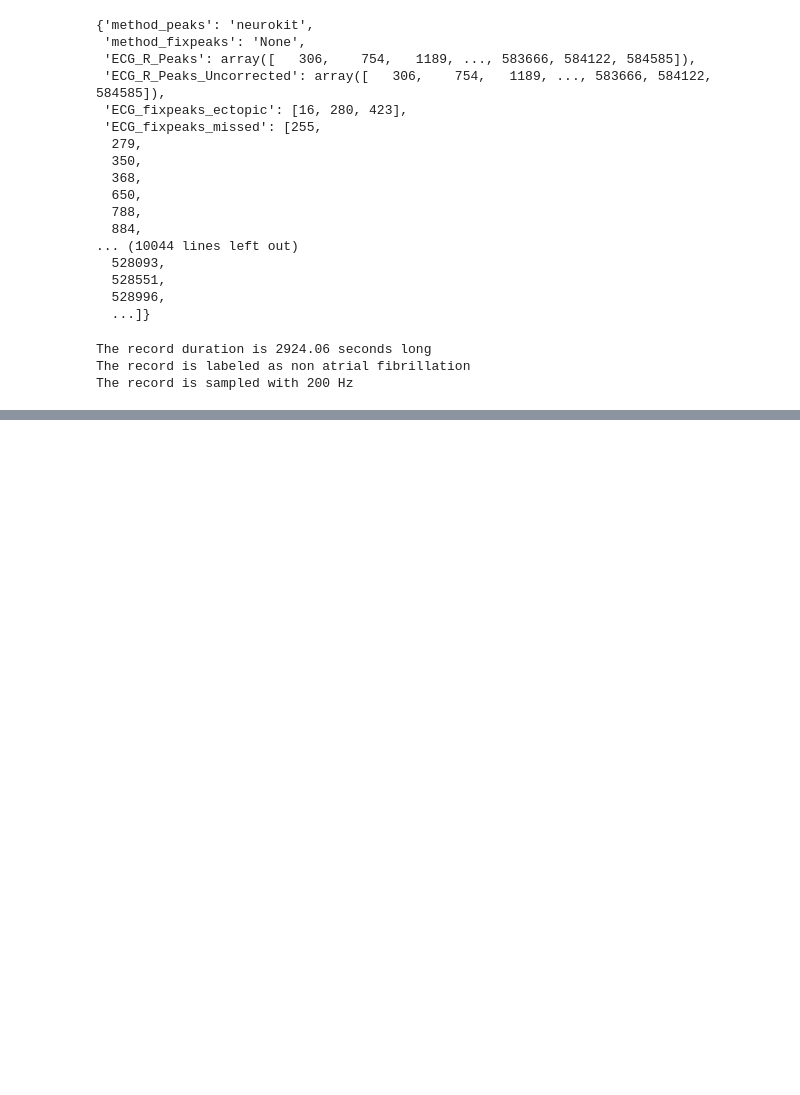
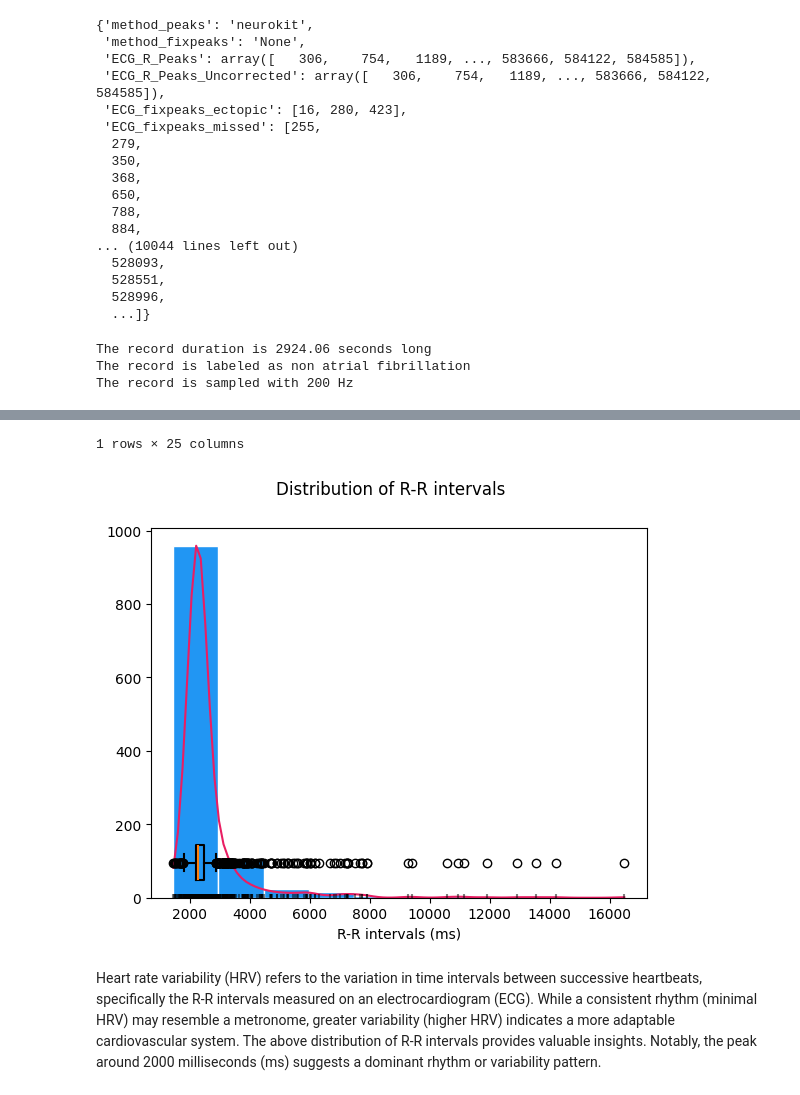
Before and after one commit to KhaingSuThway/Descriptive_Analysis_of_ECG_Record, a Jupyter notebook: descriptive_analysis.ipynb, the cells around one changed output, grey strips where cells are left out. Saved outputs shown, nothing was run; the diff lists cells and outputs as text; code cells hidden in the pictures; blank space fills up the shorter version.

Commit message:
Add commentary to graphs

```diff
--- a/descriptive_analysis.ipynb
+++ b/descriptive_analysis.ipynb
@@ -214,3 +216,8 @@ print(f"The record is sampled with {reading_record.get_sampling_frequency()} Hz"
 The record duration is 2924.06 seconds long
 The record is labeled as non atrial fibrillation
 The record is sampled with 200 Hz
+# %%
+# Extract clean EDA and SCR features
+hrv_time = nk.hrv_time(ecg, sampling_rate=200, show=True)
+hrv_time
+# %% [output]
@@ -216,0 +226,4 @@ The record is sampled with 200 Hz
+1 rows × 25 columns
+[figure, added]
+# %% [markdown]
+Heart rate variability (HRV) refers to the variation in time intervals between successive heartbeats, specifically the R-R intervals measured on an electrocardiogram (ECG). While a consistent rhythm (minimal HRV) may resemble a metronome, greater variability (higher HRV) indicates a more adaptable cardiovascular system. The above distribution of R-R intervals provides valuable insights. Notably, the peak around 2000 milliseconds (ms) suggests a dominant rhythm or variability pattern.
```
Also changed, not shown: parts of 6 cells of this notebook.
